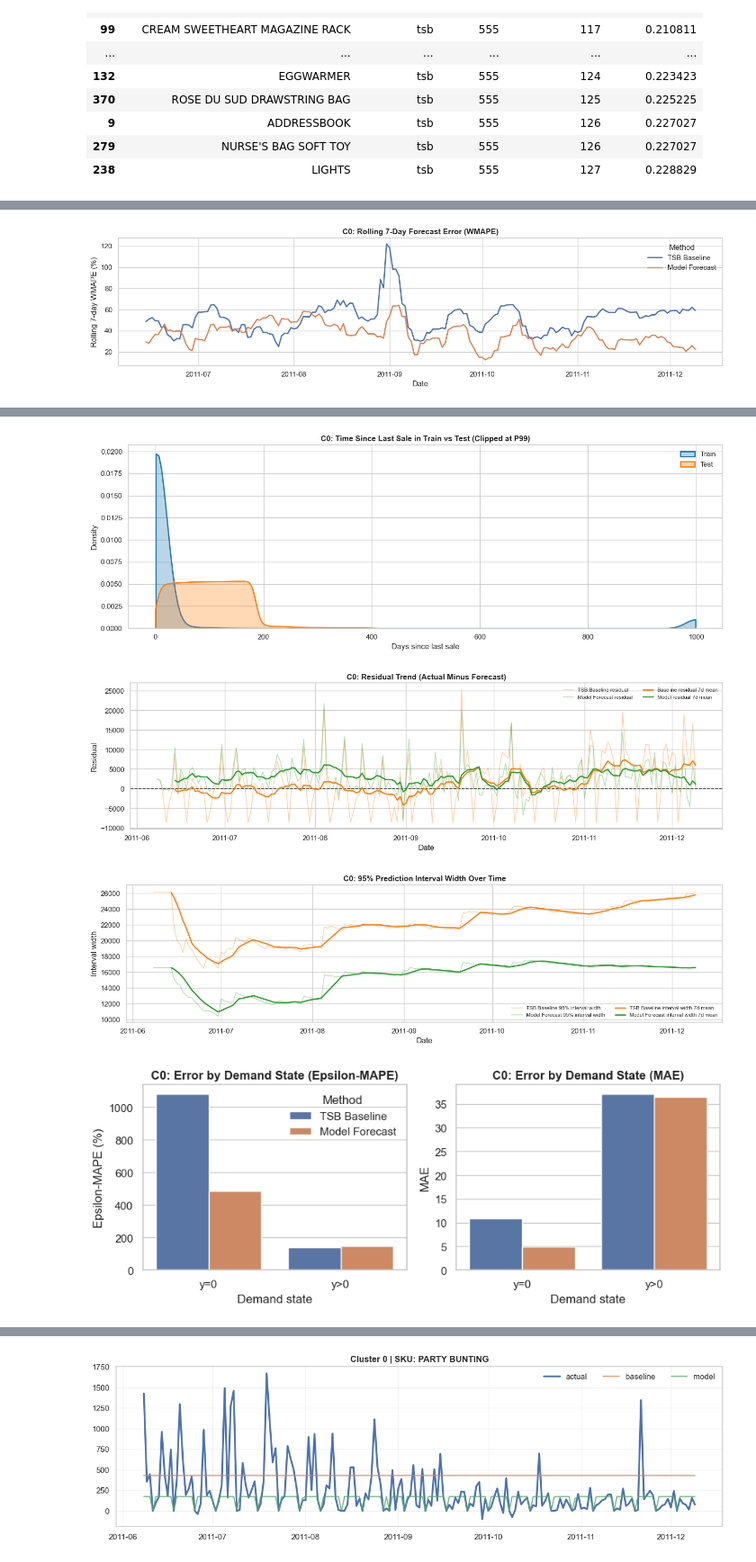
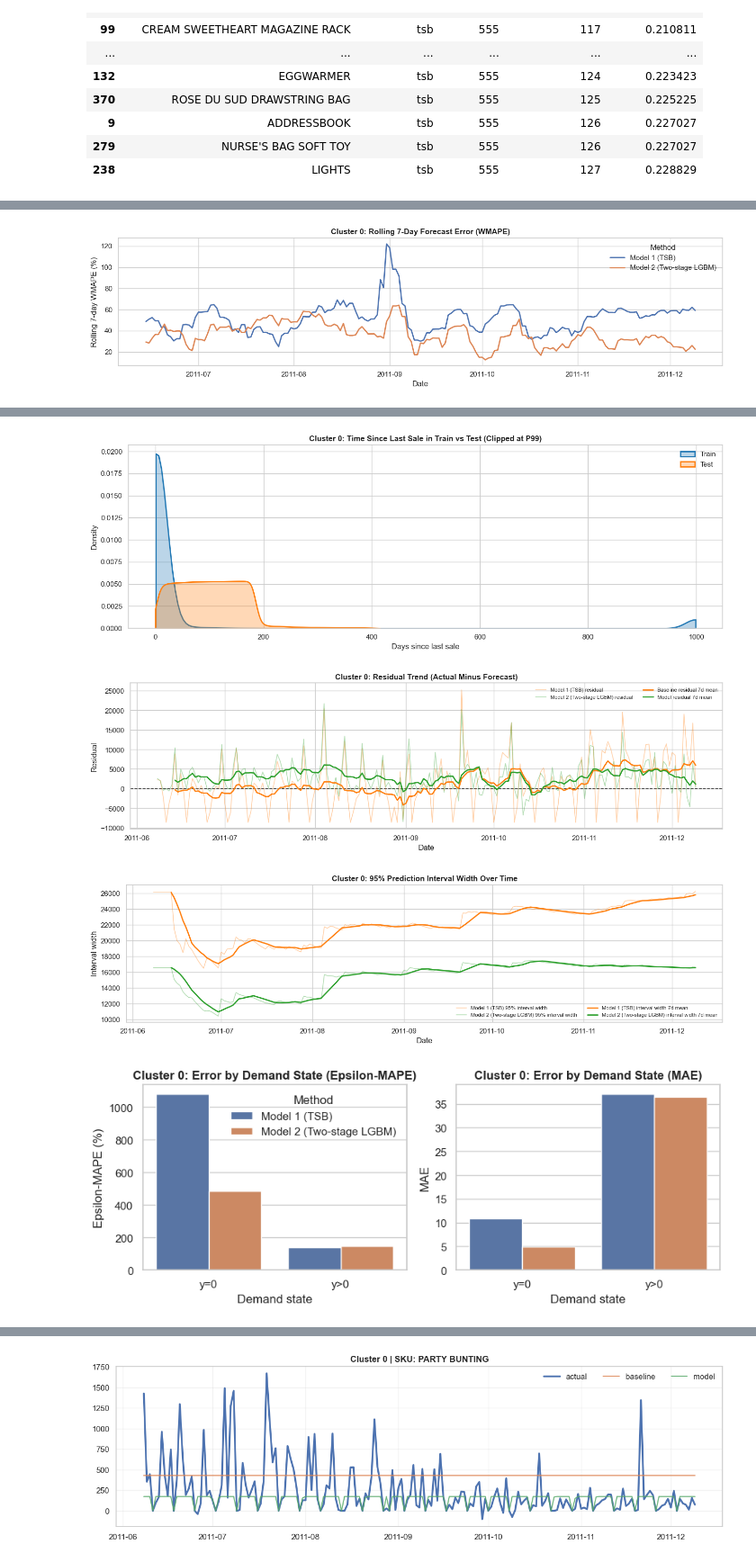
Before and after one commit to CserYe03na/Online_Retail_Forecasting, a Jupyter notebook: forecasting_0&2.ipynb, the cells around one changed output, grey strips where cells are left out. Shown at 90% size. Drawn from its saved outputs; the diff is of its cells as text; code cells hidden in the pictures.

```diff
--- a/forecasting_0&2.ipynb
+++ b/forecasting_0&2.ipynb
@@ -158,6 +158,8 @@ def run_pair_analysis(
     model_col,
     eps=1.0,
     n_periods=4,
+    save_svg=False,
+    output_dir=None,
 ):
     pred_df = build_pair_prediction_frame(
         sku_actual_df=actual_df,
@@ -177,8 +179,13 @@ def run_pair_analysis(
         cluster_tag=cluster_tag,
         baseline_col=baseline_col,
         model_col=model_col,
+        cluster_label=f'Cluster {cluster_id}',
+        baseline_name=baseline_label,
+        model_name=model_label,
         eps=eps,
         n_periods=n_periods,
+        save_svg=save_svg,
+        output_dir=output_dir,
     )
     metric_table = analysis['metric_table'].copy()
     metric_table['method'] = metric_table['method'].map({
@@ -188,6 +195,22 @@ def run_pair_analysis(
     analysis['metric_table'] = metric_table
     analysis['pred_df'] = pred_df
     return analysis
+
+
+def save_open_figures(output_dir, file_stem):
+    output_dir = Path(output_dir)
+    output_dir.mkdir(parents=True, exist_ok=True)
+    fig_nums = plt.get_fignums()
+    if not fig_nums:
+        return []
+    saved_paths = []
+    for idx, fig_num in enumerate(fig_nums, start=1):
+        fig = plt.figure(fig_num)
+        suffix = '' if len(fig_nums) == 1 else f'_{idx:02d}'
+        save_path = output_dir / f'{file_stem}{suffix}.svg'
+        fig.savefig(save_path, format='svg', bbox_inches='tight')
+        saved_paths.append(str(save_path))
+    return saved_paths
 
 
 def plot_top_sku_comparison(
@@ -200,6 +223,8 @@ def plot_top_sku_comparison(
     baseline_col='baseline_pred',
     model_col='model_pred',
     random_state=123,
+    save_dir=None,
+    save_stem=None,
 ):
     pred_df = build_pair_prediction_frame(
         sku_actual_df=actual_df,
@@ -221,6 +246,12 @@ def plot_top_sku_comparison(
         title_prefix=title_prefix,
         top_n=len(top_skus),
     )
+    if save_dir is not None and save_stem is not None:
+        saved_paths = save_open_figures(save_dir, save_stem)
+        if saved_paths:
+            print('Saved top-SKU plots to:')
+            for p in saved_paths:
+                print(' -', p)
 # %% [markdown]
 ## Cluster 0
 # %%
@@ -235,6 +266,7 @@ cluster0_random_search_iter = 8
 cluster0_val_days = 28
 cluster0_prediction_output_path = 'data/forecasting/c0_prediction.parquet'
 cluster0_plot_top_n_skus = 6
+cluster0_plot_output_dir = 'images/c0_result'
 # %%
 # Cluster 0 shared data
 cluster0_train_df, cluster0_test_df = c0_m1_load_data(cluster_id=cluster0_id)
@@ -401,6 +433,8 @@ cluster0_compare_analysis = run_pair_analysis(
     model_col=C0_M2_PRED_COL,
     eps=cluster0_eps_mape,
     n_periods=cluster0_n_periods,
+    save_svg=True,
+    output_dir=cluster0_plot_output_dir,
 )
 cluster0_metrics_compare = cluster0_compare_analysis['metric_table']
 
@@ -410 +444 @@ display(cluster0_metrics_compare)
-[figure, old version]
+[figure, new version]
@@ -413,5 +447,5 @@ display(cluster0_metrics_compare)
-[figure, old version]
+[figure, new version]
-[figure, old version]
+[figure, new version]
-[figure, old version]
+[figure, new version]
-[figure, old version]
+[figure, new version]
 |  | method | method_display | wmape_pct | epsilon_mape_pct | non_zero_mape_pct | cap_mape_0_100 | tail_ape_p90 | ... |
```
Also changed, not shown: parts of 7 cells of this notebook, 18 other files.
